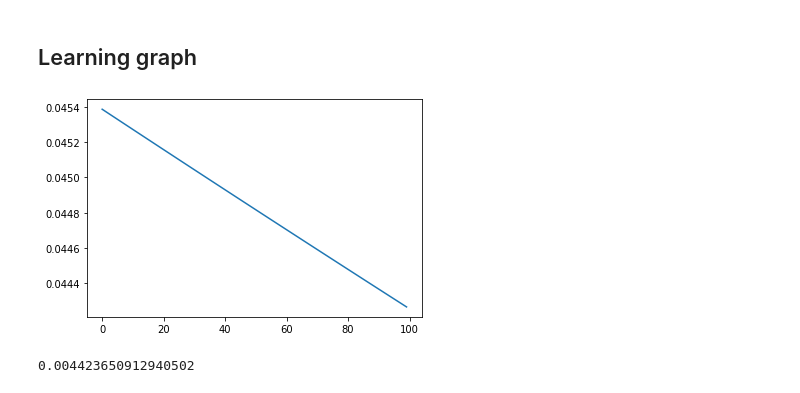
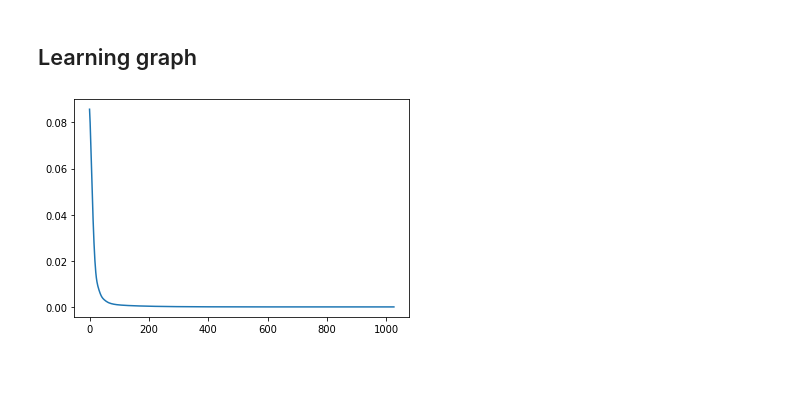
Before and after one commit to phyjoon/circuit_comparison, a Jupyter notebook: jax/expressibility_jax.ipynb, the cells around one changed output. Cells and saved outputs as stored; diff of their text form; code cells hidden in the pictures.

```diff
--- a/jax/expressibility_jax.ipynb
+++ b/jax/expressibility_jax.ipynb
@@ -64,0 +58,7 @@ DeviceArray([-0.16564769,  0.10732129, -0.01638564, -0.00219846,
+# %%
+target_states = target(3, 10)
+rng = jax.random.PRNGKey(42)
+rng, params = init_state(rng, 3, 3)
+
+print(loss(params, 3, 3, 3, 'X', target_states[0]))
+print(jax.grad(loss)(params, 3, 3, 3, 'X', target_states[0]))
@@ -65,19 +69,32 @@ DeviceArray([-0.16564769,  0.10732129, -0.01638564, -0.00219846,
 # %% [markdown]
 ## Training loop
-# %%
-rng = jax.random.PRNGKey(1)
-rng, params = init_state(rng, 3, 4)
-
-opt_init, opt_update, get_params = optimizers.sgd(0.01)
-opt_state = opt_init(params)
 # %%
 def step(step_num, opt_state, **kwargs):
     params = get_params(opt_state)
     loss_v, grad_v = jax.value_and_grad(loss)(params, **kwargs)
     return loss_v, opt_update(step_num, grad_v, opt_state)
+# %%
+def main(n_qubit, s_block, n_layer, rot_axis, target_state):
+
+    rng = jax.random.PRNGKey(42)
+rng, params = init_state(rng, 4, 10)
+
+opt_init, opt_update, get_params = optimizers.adam(0.01)
+opt_state = opt_init(params)
+loss_history = []
 # %%
-loss_history = []
-for train_step in range(5000):
+pp = ProgressPlot() # JupyterPlot
+
+for train_step in range(10000):
     loss_v, opt_state = step(1, opt_state,
-                         n_qubit=3, s_block=3, n_layer=4, rot_axis='Y', target_state=target_states[0])
+                         n_qubit=4, s_block=4, n_layer=10, rot_axis='Y', target_state=target_states_4[0])
     loss_history.append(loss_v.item())
+    pp.update(loss_v.item()) # Real-time update of the plot
+
+    # Stopping condition
+    if train_step > 101:
+        if jnp.mean(jnp.array(loss_history[-101:-1]) -
+                    jnp.array(loss_history[-100:])) < 1e-9:
+            break
+
+pp.finalize()
@@ -84,11 +103,7 @@ for train_step in range(5000):
 # %% [markdown]
 ## Learning graph
 # %%
-pylab.plot(loss_history[-100:])
+pylab.plot(loss_history)
 pylab.show()
 # %% [output]
-[figure, old version]
+[figure, new version]
-# %%
-print(loss_history[-1] / 8)
-# %% [output]
-0.004423650912940502
```
Also changed, not shown: parts of 17 cells of this notebook.
